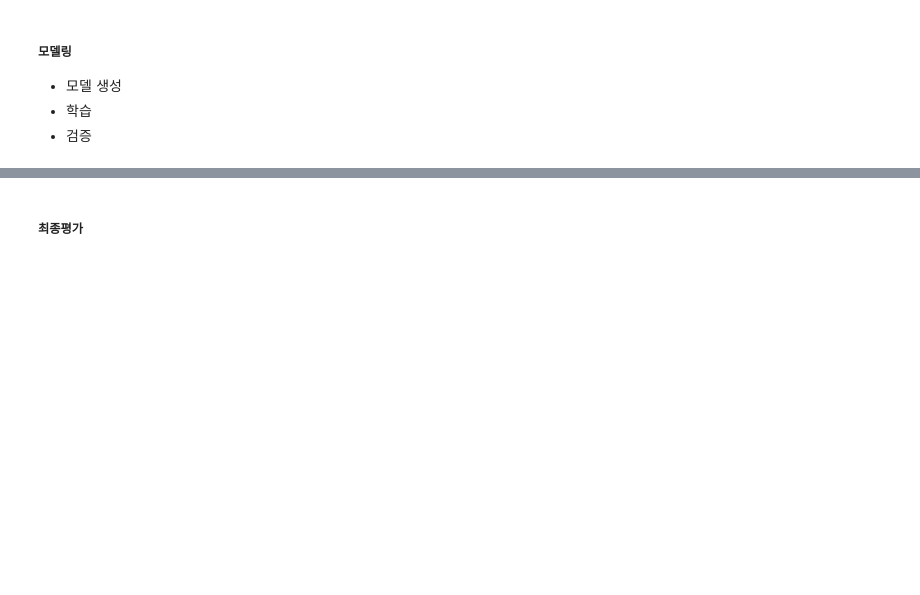
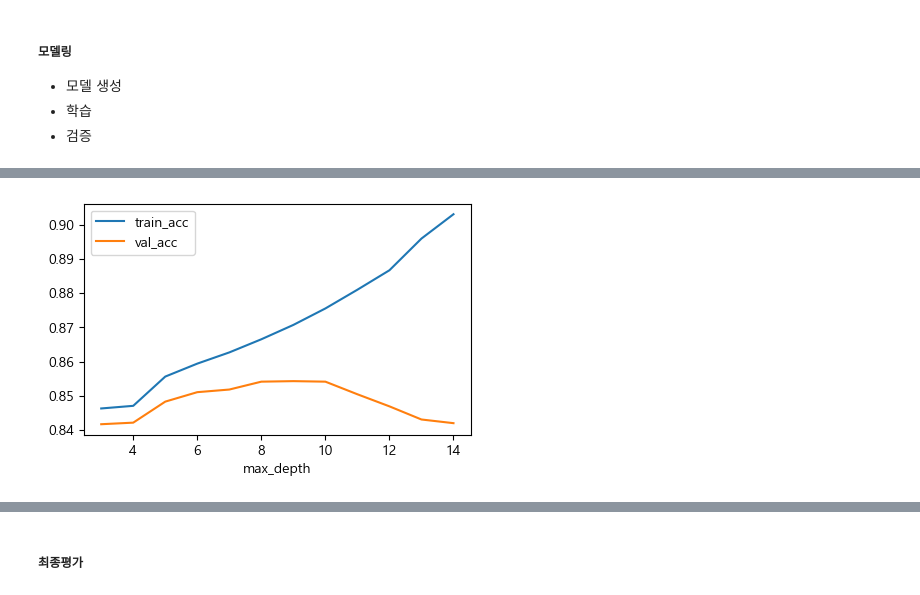
Before and after one commit to qufdlfkd88/SKN31, a Jupyter notebook: 06_machin_learning/04_데이터_전처리.ipynb, the cells around one changed output, grey strips where cells are left out. Cells and saved outputs as stored; diff of their text form; code cells hidden in the pictures; blank space fills up the shorter version.

```diff
--- a/06_machin_learning/04_데이터_전처리.ipynb
+++ b/06_machin_learning/04_데이터_전처리.ipynb
@@ -458,0 +843,6 @@ data['native-country'].value_counts()
+# %%
+# cate_features 에 수치형 컬럼 (features)의 값들을 붙인다.
+# (32561, 99) (32561,6)
+#df[number_columns].values
+X = np.concatenate([cate_features.toarray(),df[number_columns].values],axis=1)
+X.shape, df.shape
@@ -460,3 +880,8 @@ data['native-country'].value_counts()
 #### 모델링
 
 ##### train / validation / test set 분리
+# %%
+from sklearn.model_selection import train_test_split
+X_train, X_test, y_train, y_test = train_test_split(X,y, test_size=0.2, stratify=y, random_state=0)
+X_train, X_val, y_train, y_val = train_test_split(X_train, y_train, test_size=0.25, stratify=y_train, random_state=0)
+X_train.shape, X_val.shape, X_test.shape
@@ -465,3 +892,30 @@ data['native-country'].value_counts()
 - 모델 생성
 - 학습
 - 검증
+# %%
+from sklearn.tree import DecisionTreeClassifier
+from sklearn.metrics import accuracy_score
+
+max_depth_list = [3,4,5,6,7,8,9,10,11,12,13,14]
+
+result_train = [] # train set 정확도 검증값들을 저장할 리스트
+result_val = [] # validation set 정확도 검증값들을 저장할 리스트
+
+for max_depth in max_depth_list:
+    model = DecisionTreeClassifier(max_depth=max_depth, random_state=0)
+    # 학습(fit)
+    model.fit(X_train, y_train)
+    # 검증
+    pred_train = model.predict(X_train)
+    pred_val = model.predict(X_val)
+    result_train.append(accuracy_score(y_train, pred_train))
+    result_val.append(accuracy_score(y_val, pred_val))
+# %%
+import pandas as pd
+result_df = pd.DataFrame(
+    {"train_acc":result_train, "val_acc":result_val}
+    , index=max_depth_list
+)
+result_df.rename_axis("max_depth", inplace=True)
+# result_train, result_val
+result_df
@@ -467,0 +937,5 @@ data['native-country'].value_counts()
+# %%
+result_df.plot(figsize=(5,3))
+plt.show()
+# %% [output]
+[figure, added]
```
Also changed, not shown: parts of 118 cells of this notebook, 13 other files.
